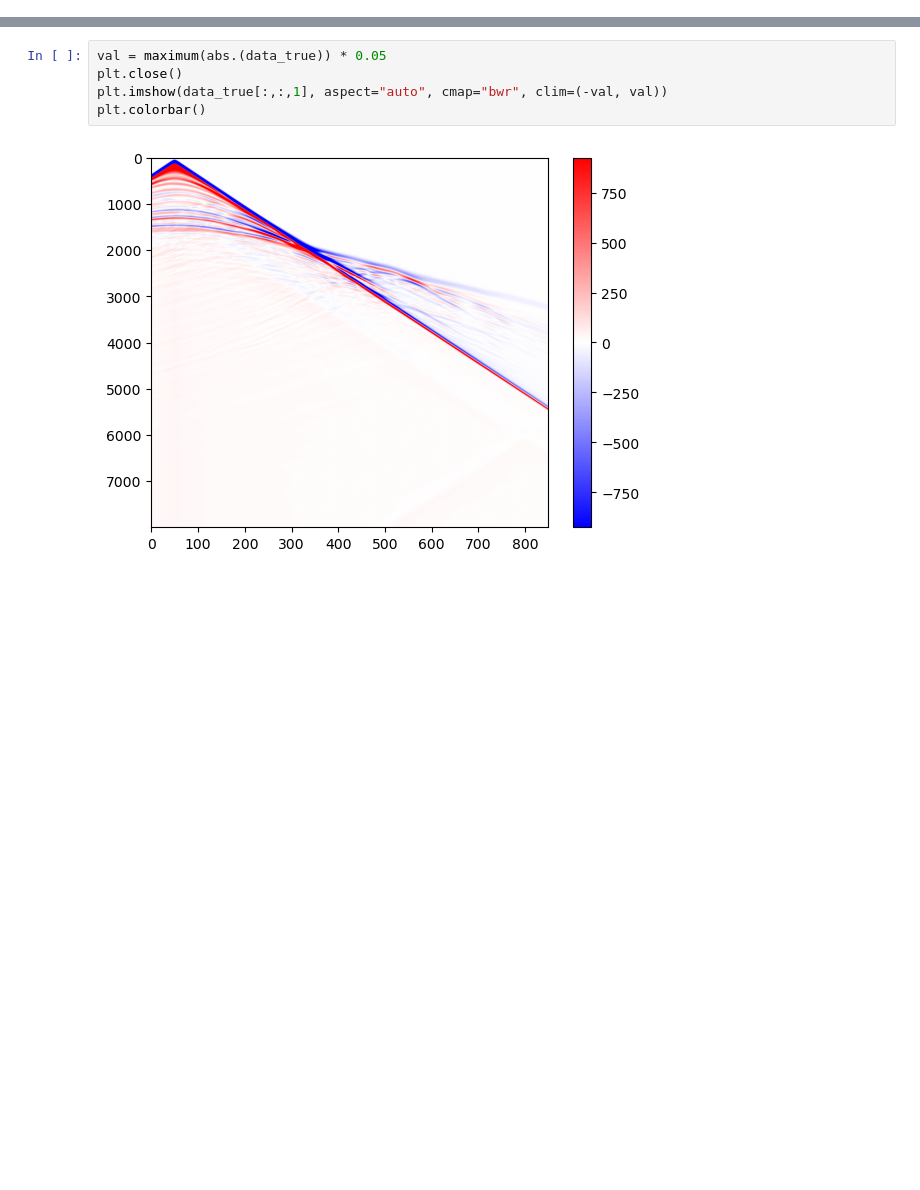
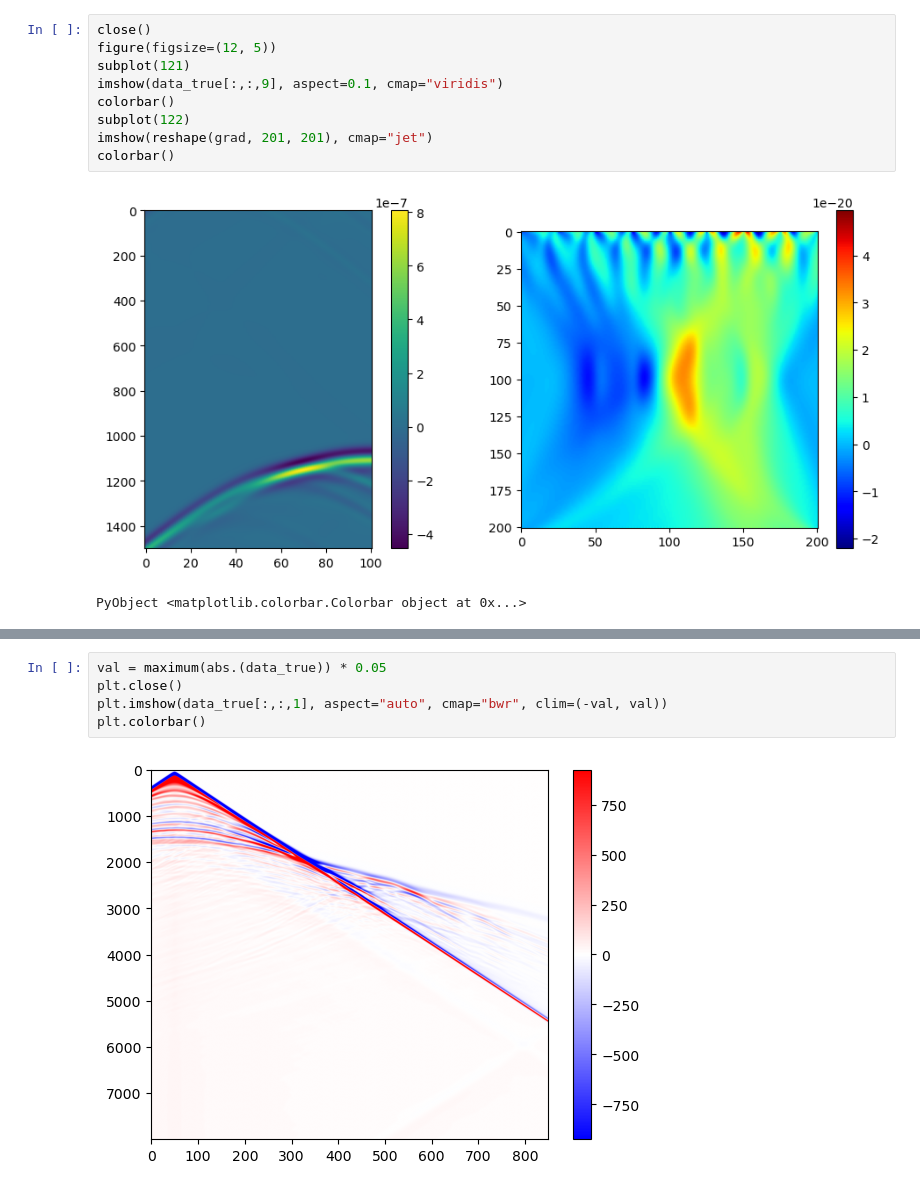
Before and after one commit to zzar43/WaveSolverCUDA, a Jupyter notebook: plot.ipynb, the cells around one changed output, grey strips where cells are left out. Drawn from its saved outputs; the diff is of its cells as text; blank space fills up the shorter version.

```diff
--- a/plot.ipynb
+++ b/plot.ipynb
@@ -3,0 +18,12 @@ using JLD2, HDF5, ImageFiltering
+# %%
+close()
+figure(figsize=(12, 5))
+subplot(121)
+imshow(data_true[:,:,9], aspect=0.1, cmap="viridis")
+colorbar()
+subplot(122)
+imshow(reshape(grad, 201, 201), cmap="jet")
+colorbar()
+# %% [output]
+[figure, added]
+PyObject <matplotlib.colorbar.Colorbar object at 0x...>
```
Also changed, not shown: parts of 9 cells of this notebook, 8 other files.
